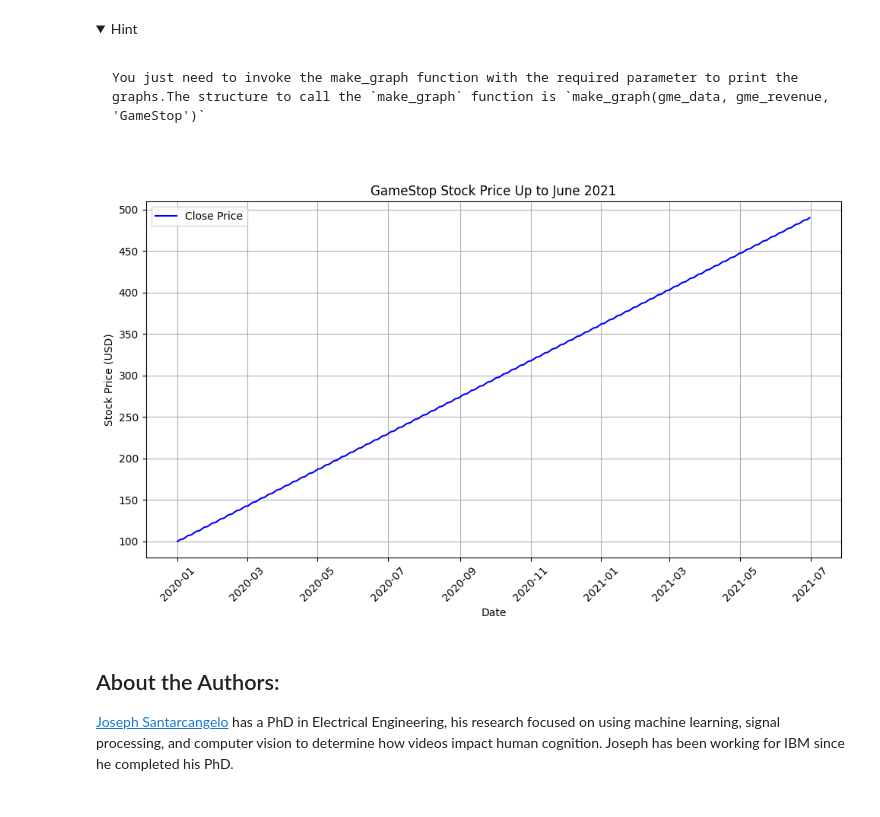
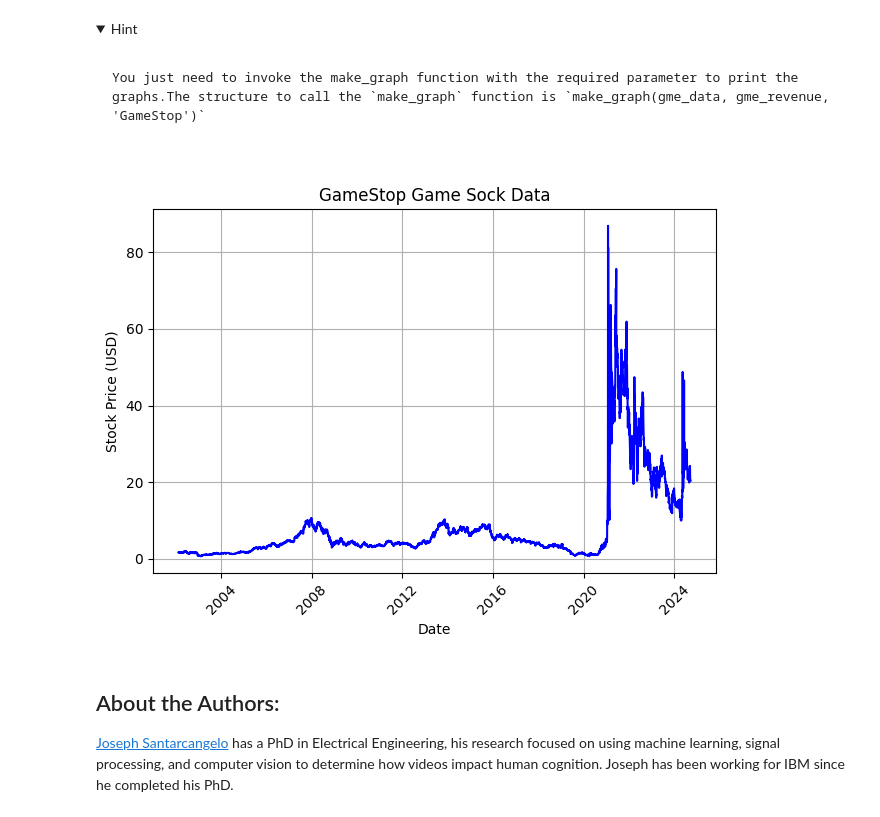
Before and after one commit to Karim-Merzouk/Stock-and-Revenue-Analysis-Tesla-vs.-GameStop-2010-2021-, a Jupyter notebook: Final Assignment.ipynb, the cells around one changed output. Drawn from its saved outputs; the diff is of its cells as text; code cells hidden in the pictures; folded sections open.

````diff
--- a/Final Assignment.ipynb
+++ b/Final Assignment.ipynb
@@ -203,8 +221,8 @@ GameStop = yf.Ticker('GME')
 # %% [markdown]
 Using the ticker object and the function `history` extract stock information and save it in a dataframe named `gme_data`. Set the `period` parameter to ` "max" ` so we get information for the maximum amount of time.
 # %%
-GameStop = GameStop.history(period='max')
-GameStop.head()
+gme_data = GameStop.history(period='max')
+gme_data.head()
 # %% [output]
 |  | Open | High | Low | Close | Volume | Dividends | Stock Splits |
 | Date |  |  |  |  |  |  |  |
@@ -216,7 +234,7 @@ GameStop.head()
 # %% [markdown]
 **Reset the index** using the `reset_index(inplace=True)` function on the gme_data DataFrame and display the first five rows of the `gme_data` dataframe using the `head` function. Take a screenshot of the results and code from the beginning of Question 3 to the results below.
 # %%
- GameStop.reset_index(inplace=True)
+gme_data.reset_index(inplace=True)
 # %% [markdown]
 ## Question 4: Use Webscraping to Extract GME Revenue Data
 # %% [markdown]
@@ -320,47 +339,23 @@ You just need to invoke the make_graph function with the required parameter to p
 ```
 
 </details>
-# %%
-import matplotlib as plt
-
-gme_Revenue.index = pd.to_datetime(gme_Revenue.index)
-# Example make_graph function definition
-# %%
-import pandas as pd
-import matplotlib.pyplot as plt
-
-# Exemple de création de données
-data = {
-    'Date': pd.date_range(start='2020-01-01', periods=500, freq='B'),
-    'Close': pd.Series(range(500)) + 100  # Valeurs fictives
-}
-gme_Revenue = pd.DataFrame(data)
-
-# Si 'Date' dans les colonnes
-if 'Date' in gme_Revenue.columns:
-    gme_Revenue.set_index('Date', inplace=True)
-
-# Filtrer les données jusqu'à juin 2021
-gme_filtered = gme_Revenue[gme_Revenue.index <= '2021-06-30']
-
-# Définir la fonction de tracé
-def make_graph(stock_data, title):
-    plt.figure(figsize=(10, 6))  # Ajuster la taille si nécessaire
-    if 'Close' in stock_data.columns:
-        plt.plot(stock_data.index, stock_data['Close'], label='Close Price', color='blue')
-    plt.title(title)
-    plt.xlabel('Date')
-    plt.ylabel('Stock Price (USD)')
-    plt.xticks(rotation=45)
-    plt.grid(True)
-    plt.legend()
-    plt.tight_layout()
-    plt.show()
-
-# Tracer les données boursières avec un titre approprié
-make_graph(gme_filtered, "GameStop Stock Price Up to June 2021")
-# %% [output]
-[figure, removed]
+# %%
+def make_graph(stock_data, revenue_data, stock_name):
+    # plt.figure(figsize=(10, 6))
+    plt.plot(stock_data['Date'], stock_data['Close'], label='Stock Price', color='blue')
+    plt.title(f"{stock_name} Game Sock Data")
+    plt.xlabel('Date')
+    plt.ylabel('Stock Price (USD)')
+    plt.xticks(rotation=45)
+    plt.grid(True)
+
+    # Show the graph
+    plt.tight_layout()
+    plt.show()
+
+make_graph(gme_data, gme_Revenue, 'GameStop')
+# %% [output]
+[figure, added]
 # %% [markdown]
 <h2>About the Authors:</h2>
 
````
Also changed, not shown: parts of 9 cells of this notebook.
